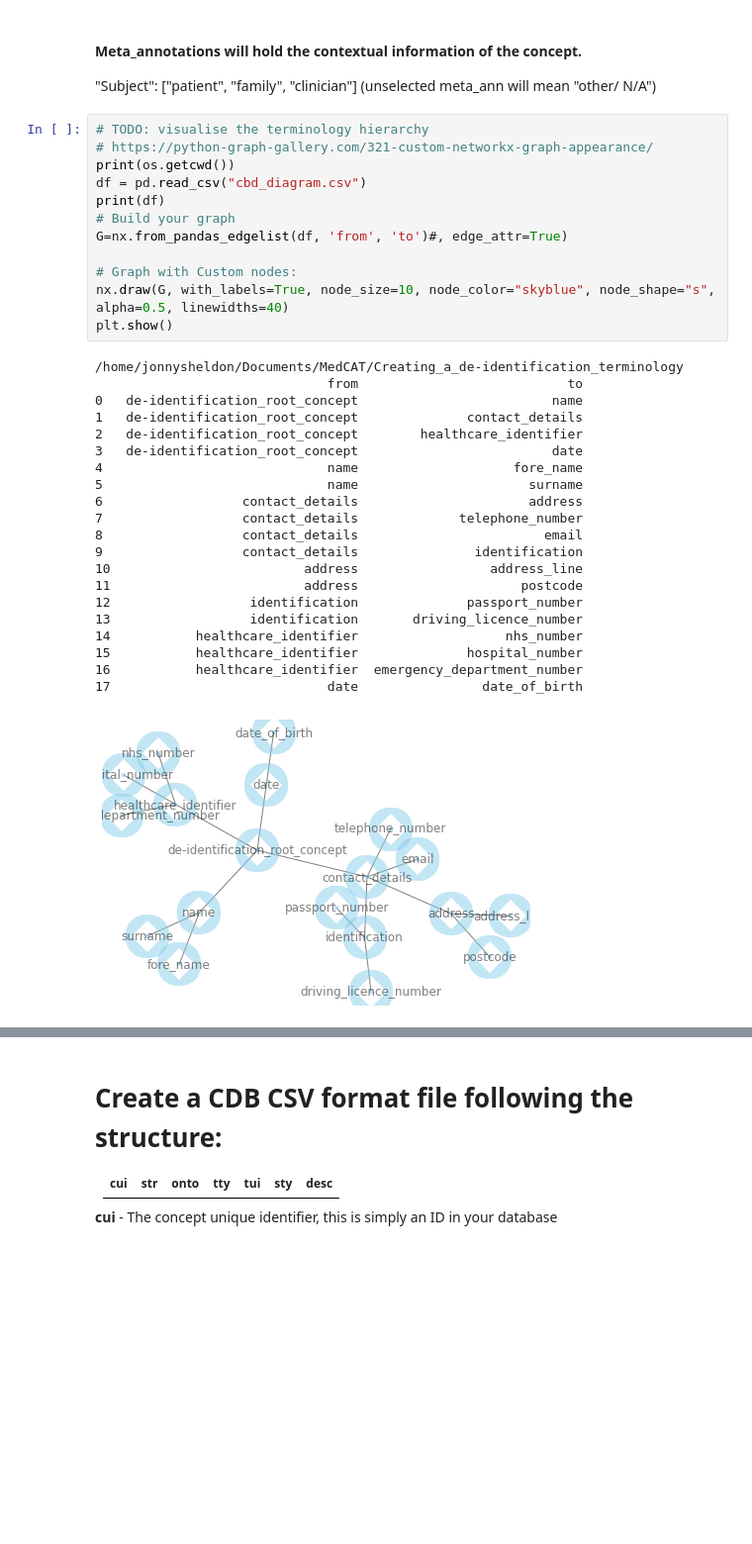
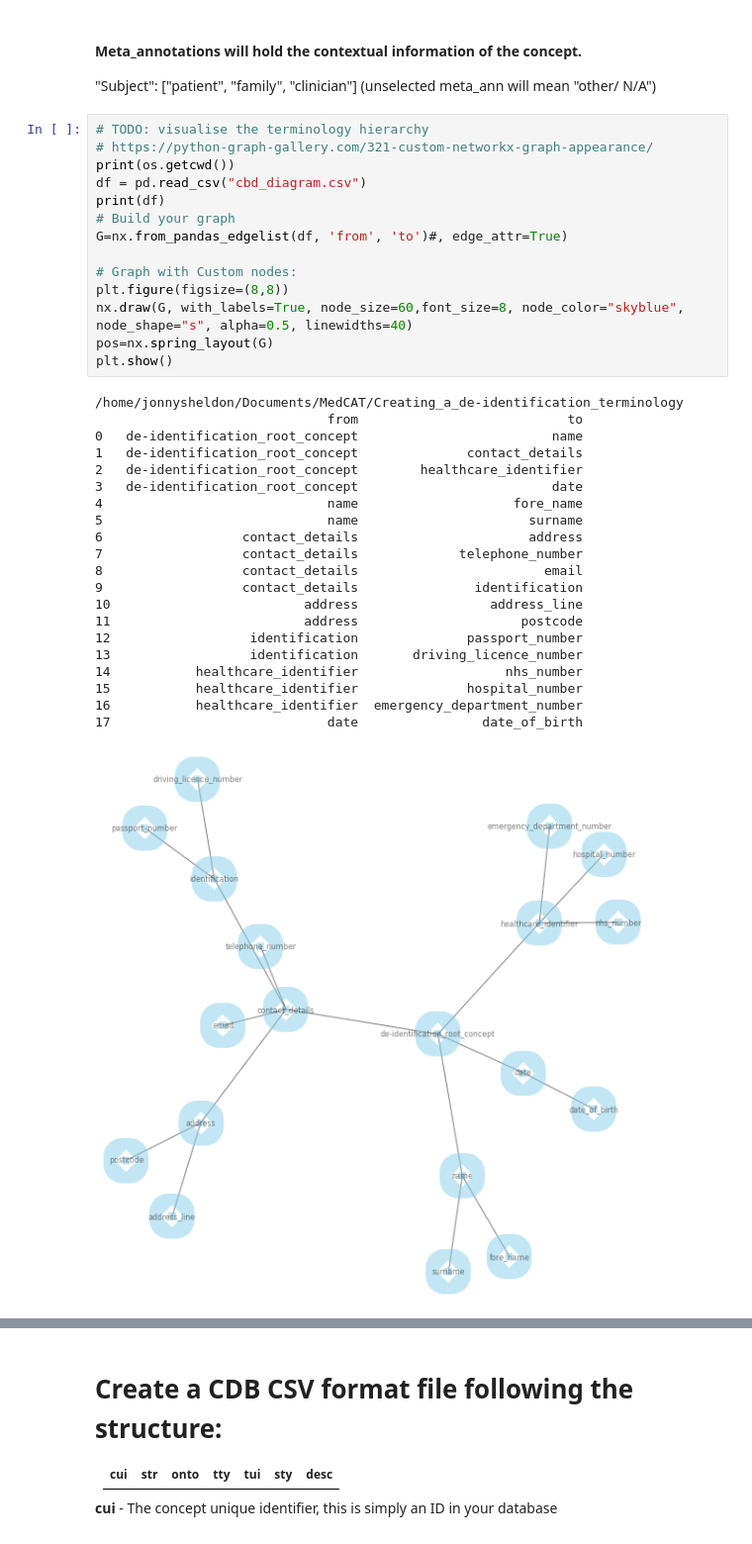
Before and after one commit to ewartj/MedCAT, a Jupyter notebook: Creating_a_de-identification_terminology/De-identification_terminology.ipynb, the cells around one changed output, grey strips where cells are left out. Shown: that part at 99% size. Cells and saved outputs as stored; diff of their text form; blank space fills up the shorter version.

```diff
--- a/Creating_a_de-identification_terminology/De-identification_terminology.ipynb
+++ b/Creating_a_de-identification_terminology/De-identification_terminology.ipynb
@@ -48,35 +48,37 @@ dict_keys(['de-identification_root_concept', 'name', 'contact_details', 'address
 # https://python-graph-gallery.com/321-custom-networkx-graph-appearance/
 print(os.getcwd())
 df = pd.read_csv("cbd_diagram.csv")
 print(df)
 # Build your graph
 G=nx.from_pandas_edgelist(df, 'from', 'to')#, edge_attr=True)
 
 # Graph with Custom nodes:
-nx.draw(G, with_labels=True, node_size=10, node_color="skyblue", node_shape="s", alpha=0.5, linewidths=40)
+plt.figure(figsize=(8,8))
+nx.draw(G, with_labels=True, node_size=60,font_size=8, node_color="skyblue", node_shape="s", alpha=0.5, linewidths=40)
+pos=nx.spring_layout(G)
 plt.show()
 # %% [output]
 /home/jonnysheldon/Documents/MedCAT/Creating_a_de-identification_terminology
                               from                           to
 0   de-identification_root_concept                         name
 1   de-identification_root_concept              contact_details
 2   de-identification_root_concept        healthcare_identifier
 3   de-identification_root_concept                         date
 4                             name                    fore_name
 5                             name                      surname
 6                  contact_details                      address
 7                  contact_details             telephone_number
 8                  contact_details                        email
 9                  contact_details               identification
 10                         address                 address_line
 11                         address                     postcode
 12                  identification              passport_number
 13                  identification       driving_licence_number
 14           healthcare_identifier                   nhs_number
 15           healthcare_identifier              hospital_number
 16           healthcare_identifier  emergency_department_number
 17                            date                date_of_birth
-[figure, old version]
+[figure, new version]
 # %%
 # TODO: Create a JSON file with the terminology structure with only the Fully specified names (FSN)
 deid_json = json.dumps(deid_dict, sort_keys=True)
```
Also changed, not shown: parts of 8 cells of this notebook.
